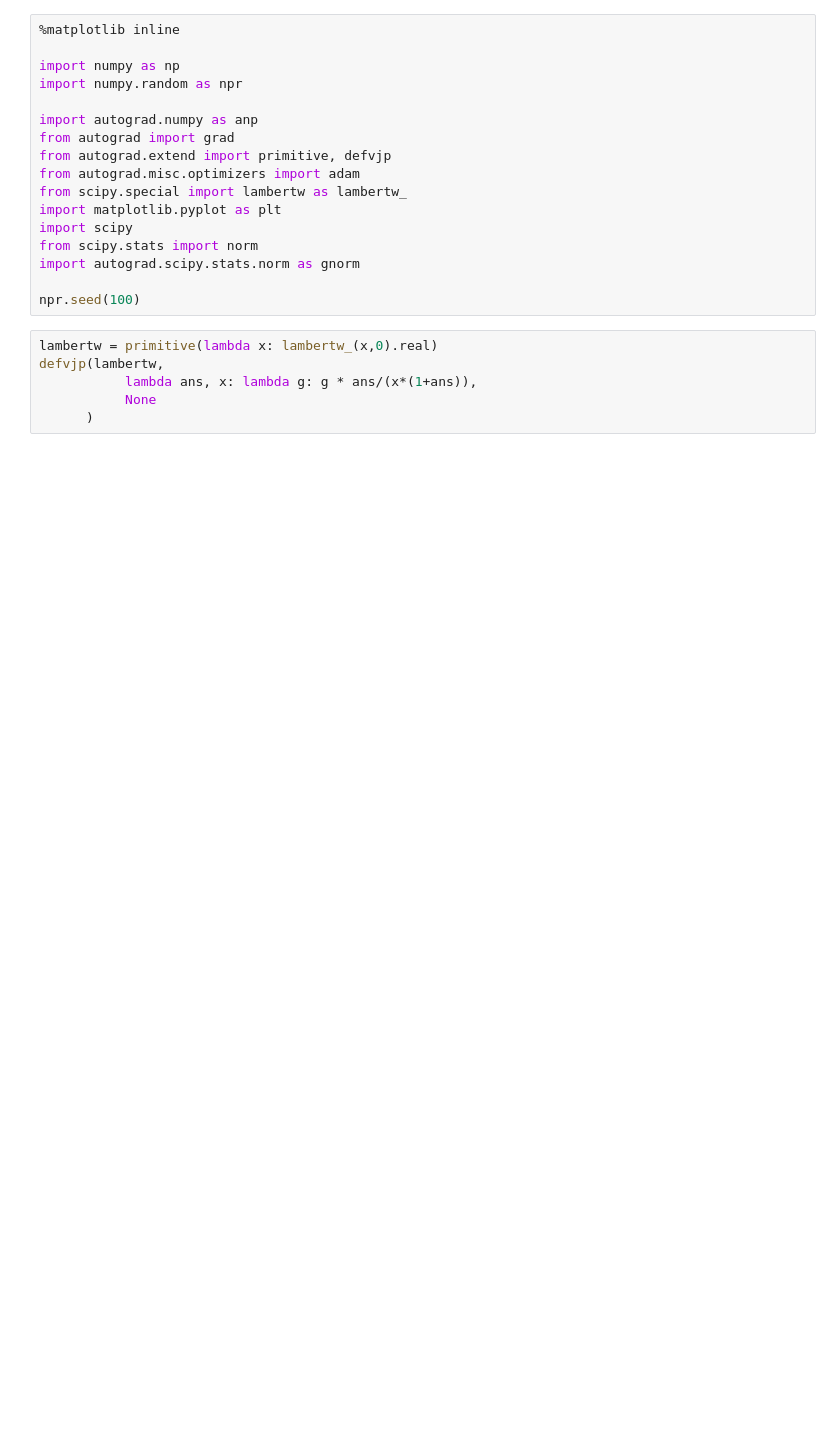
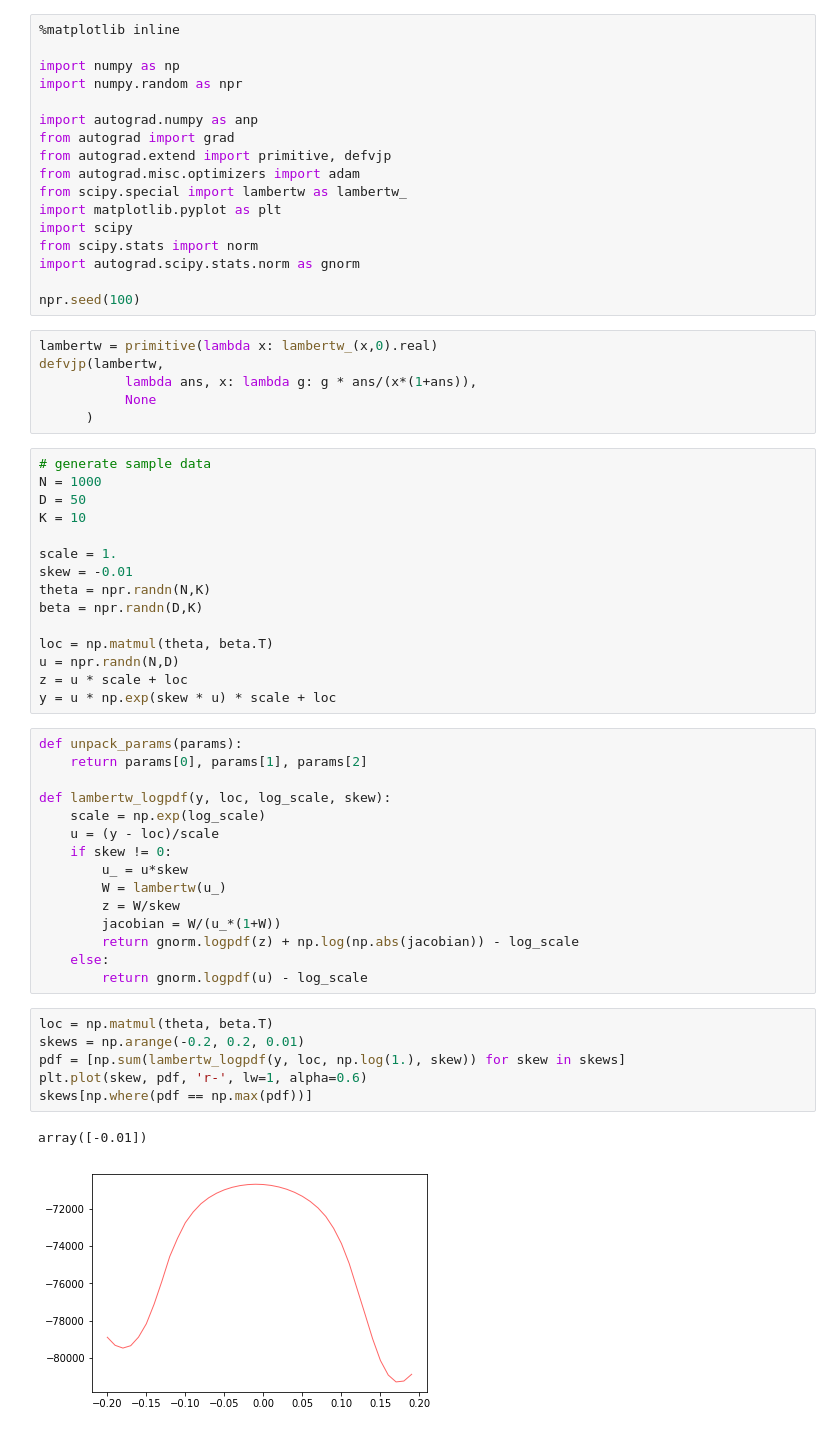
Before and after one commit to sevvi/lambert-matrix-factorization, a Jupyter notebook: lambert-matrix-factorization.ipynb, the cells around one changed output. Drawn from its saved outputs; the diff is of its cells as text; blank space fills up the shorter version.

```diff
--- a/lambert-matrix-factorization.ipynb
+++ b/lambert-matrix-factorization.ipynb
@@ -21,3 +21,42 @@ defvjp(lambertw,
            lambda ans, x: lambda g: g * ans/(x*(1+ans)),
            None
       )
+# %%
+# generate sample data
+N = 1000
+D = 50
+K = 10
+
+scale = 1.
+skew = -0.01
+theta = npr.randn(N,K)
+beta = npr.randn(D,K)
+
+loc = np.matmul(theta, beta.T)
+u = npr.randn(N,D)
+z = u * scale + loc
+y = u * np.exp(skew * u) * scale + loc
+# %%
+def unpack_params(params):
+    return params[0], params[1], params[2]
+
+def lambertw_logpdf(y, loc, log_scale, skew):
+    scale = np.exp(log_scale)
+    u = (y - loc)/scale
+    if skew != 0:
+        u_ = u*skew
+        W = lambertw(u_)
+        z = W/skew
+        jacobian = W/(u_*(1+W))
+        return gnorm.logpdf(z) + np.log(np.abs(jacobian)) - log_scale
+    else:
+        return gnorm.logpdf(u) - log_scale
+# %%
+loc = np.matmul(theta, beta.T)
+skews = np.arange(-0.2, 0.2, 0.01)
+pdf = [np.sum(lambertw_logpdf(y, loc, np.log(1.), skew)) for skew in skews]
+plt.plot(skew, pdf, 'r-', lw=1, alpha=0.6)
+skews[np.where(pdf == np.max(pdf))]
+# %% [output]
+array([-0.01])
+[figure, added]
```
Also changed, not shown: parts of 10 cells of this notebook.
